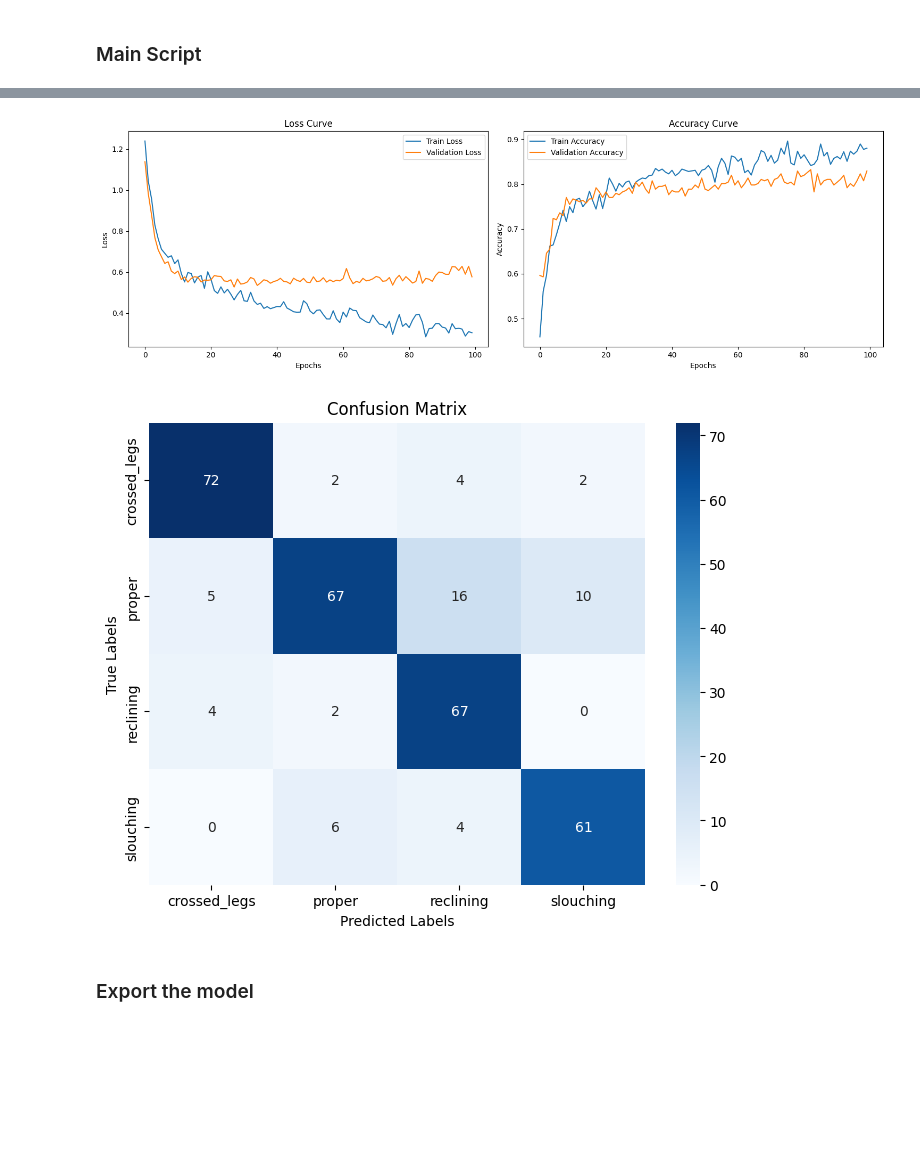
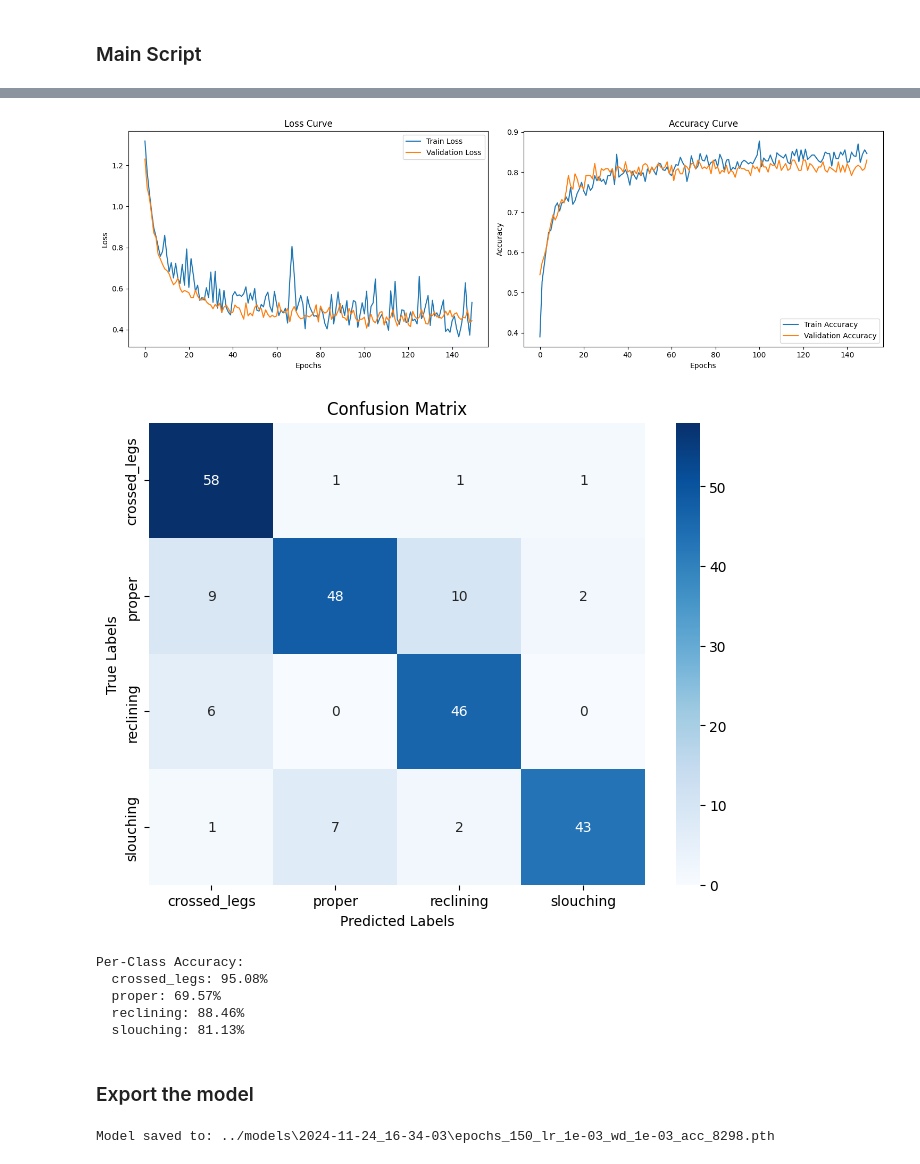
Before and after one commit to Jiayii03/fyp-sitting-posture, a Jupyter notebook: training/ann.ipynb, the cells around one changed output, grey strips where cells are left out. Saved outputs shown, nothing was run; the diff lists cells and outputs as text; code cells hidden in the pictures; blank space fills up the shorter version.

Commit message:
Added new model

```diff
--- a/training/ann.ipynb
+++ b/training/ann.ipynb
@@ -130,11 +132,11 @@ def plot_training_results(train_losses, train_accuracies, val_losses, val_accura
 # %%
 import numpy as np
 import seaborn as sns
-from sklearn.metrics import confusion_matrix, ConfusionMatrixDisplay
+from sklearn.metrics import confusion_matrix
 
 def plot_confusion_matrix(model, data_loader, class_labels, device):
     """
-    Generates and plots the confusion matrix.
+    Generates and plots the confusion matrix with per-class accuracy.
 
     Args:
     - model (torch.nn.Module): Trained model.
@@ -158,6 +160,14 @@ def plot_confusion_matrix(model, data_loader, class_labels, device):
     # Compute confusion matrix
     cm = confusion_matrix(all_labels, all_preds, labels=np.arange(len(class_labels)))
 
+    # Calculate per-class accuracy
+    class_accuracy = {}
+    for i, label in enumerate(class_labels):
+        true_positives = cm[i, i]
+        total_samples = cm[i].sum()  # Total samples for this class
+        accuracy = (true_positives / total_samples) * 100 if total_samples > 0 else 0
+        class_accuracy[label] = accuracy
+
     # Plot the confusion matrix using seaborn
     plt.figure(figsize=(8, 6))
     sns.heatmap(cm, annot=True, fmt="d", cmap="Blues", xticklabels=class_labels, yticklabels=class_labels)
@@ -165,6 +175,13 @@ def plot_confusion_matrix(model, data_loader, class_labels, device):
     plt.ylabel("True Labels")
     plt.title("Confusion Matrix")
     plt.show()
+
+    # Print per-class accuracy
+    print("\nPer-Class Accuracy:")
+    for label, acc in class_accuracy.items():
+        print(f"  {label}: {acc:.2f}%")
+
+    return class_accuracy
 # %% [markdown]
 ### Train the model
 # %%
@@ -236,13 +253,13 @@ torch.cuda.manual_seed(RANDOM_SEED)
 
 BATCH_SIZE = 32
 LEARNING_RATE = 0.001
-WEIGHT_DECAY = 0.0001
-EPOCHS = 100
+WEIGHT_DECAY = 0.001
+EPOCHS = 150
 NUM_CLASSES = 4
 
 if __name__ == "__main__":
     # Load and preprocess data
-    csv_path = "../../datasets/vectors/augmented_xy_filtered_keypoints_vectors_mediapipe.csv"
+    csv_path = "../../datasets/vectors/xy_filtered_keypoints_vectors_mediapipe.csv"
     data = pd.read_csv(csv_path)  # Load the dataset
 
     # Encode class labels to integers using LabelEncoder
@@ -255,7 +272,24 @@ if __name__ == "__main__":
     # Standardize features
     scaler = StandardScaler()
     train_features = train_data.drop(columns=['class']).values
+    train_labels = train_data['class'].values
     scaler.fit(train_features)
+
+    # print("\n------------------------------------")
+    # print(f"Training samples before SMOTE: {len(train_data)}")
+    # print(f"Class distribution before SMOTE: {Counter(train_labels)}")
+
+    # # Apply SMOTE
+    # smote = SMOTE(random_state=RANDOM_SEED)
+    # X_resampled, y_resampled = smote.fit_resample(train_features, train_labels)
+
+    # print("\n------------------------------------")
+    # print(f"Training samples after SMOTE: {len(X_resampled)}")
+    # print(f"Class distribution after SMOTE: {Counter(y_resampled)}")
+
+    # # Convert resampled data back to a DataFrame
+    # train_data = pd.DataFrame(X_resampled, columns=train_data.columns[:-1])  # Feature columns
+    # train_data["class"] = y_resampled  # Add the resampled class labels
 
     # Create datasets and loaders
     train_dataset = PostureDataset(train_data, scaler=scaler, label_encoder=label_encoder, from_csv=False)
@@ -308,5 +342,10 @@ Epoch [100/100], Train Loss: 0.3039, Train Acc: 0.8802, Val Loss: 0.5766, Val Ac
-[figure, old version]
+[figure, new version]
-[figure, old version]
+[figure, new version]
+Per-Class Accuracy:
+  crossed_legs: 95.08%
+  proper: 69.57%
+  reclining: 88.46%
+  slouching: 81.13%
 # %% [markdown]
 ### Export the model
 # %%
@@ -334,4 +373,6 @@ def save_model_with_config(model, model_name, base_dir):
     torch.save(model.state_dict(), model_path)
     print(f"Model saved to: {model_path}")
 # %%
-# save_model_with_config(model=model, model_name="epochs_100_lr_1e-03_wd_1e-04_acc_8292.pth", base_dir="../models")
+save_model_with_config(model=model, model_name="epochs_150_lr_1e-03_wd_1e-03_acc_8298.pth", base_dir="../models")
+# %% [output]
+Model saved to: ../models\2024-11-24_16-34-03\epochs_150_lr_1e-03_wd_1e-03_acc_8298.pth
```
Also changed, not shown: parts of 3 cells of this notebook, 6 other files.
